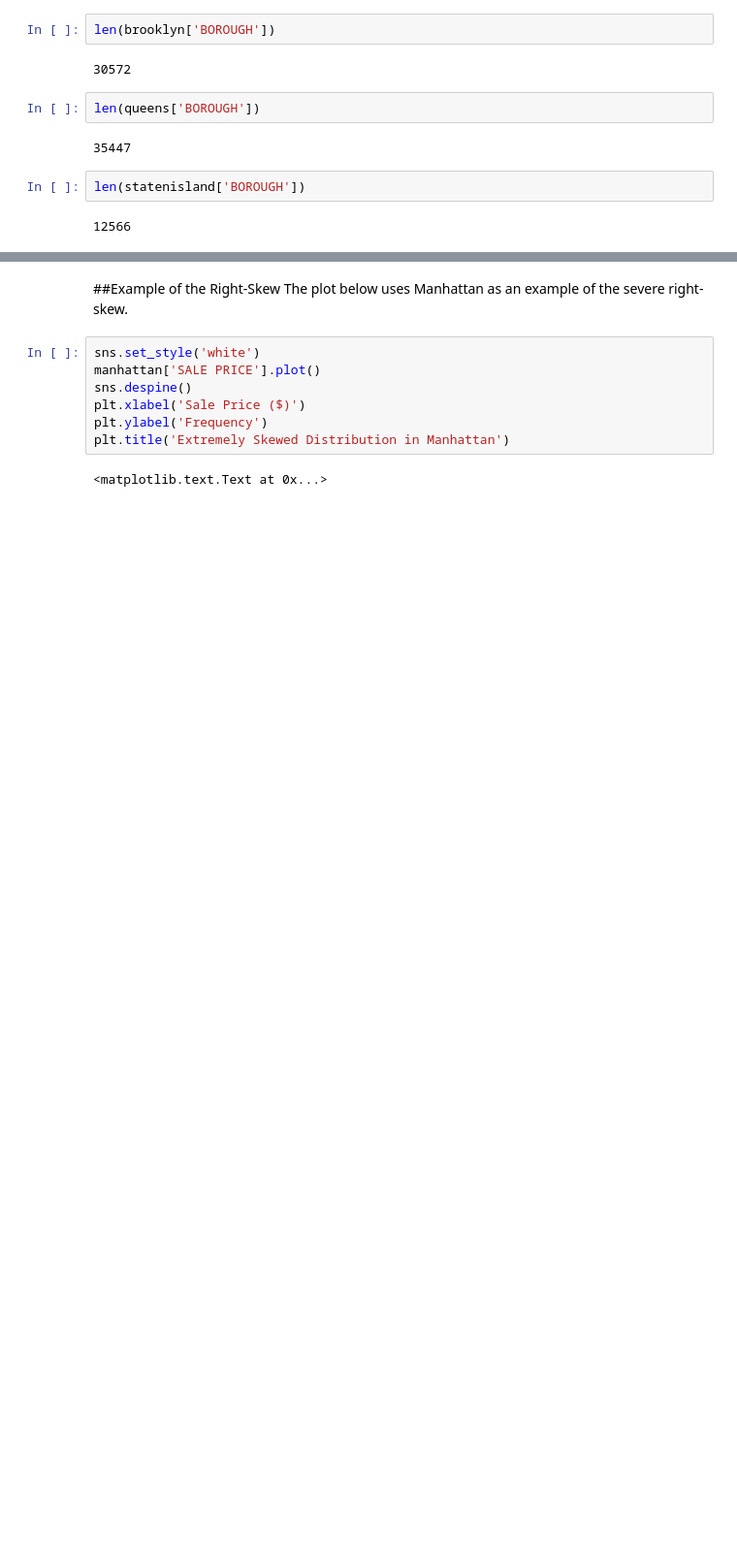
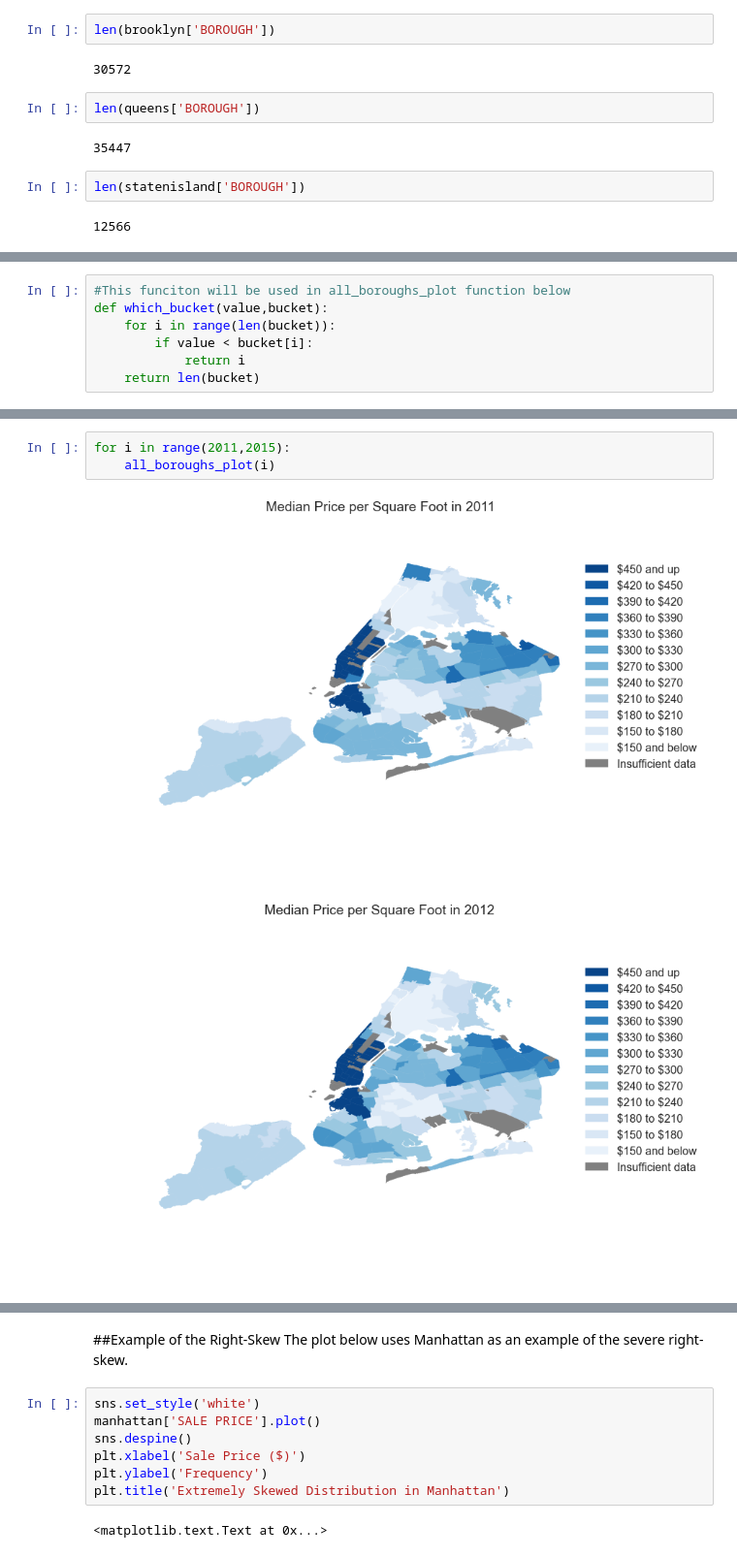
Before and after one commit to jkelleher17/apirates, a Jupyter notebook: Book1.ipynb, the cells around one changed output, grey strips where cells are left out. Shown at 97% size. Saved outputs shown, nothing was run; the diff lists cells and outputs as text; blank space fills up the shorter version.

```diff
--- a/Book1.ipynb
+++ b/Book1.ipynb
@@ -1075,0 +1073,7 @@ len(statenisland['BOROUGH'])
+# %%
+#This funciton will be used in all_boroughs_plot function below
+def which_bucket(value,bucket):
+    for i in range(len(bucket)):
+        if value < bucket[i]:
+            return i
+    return len(bucket)
@@ -1075,0 +1148,6 @@ len(statenisland['BOROUGH'])
+# %%
+for i in range(2011,2015):
+    all_boroughs_plot(i)
+# %% [output]
+[figure, added]
+[figure, added]
```
Also changed, not shown: parts of 4 cells of this notebook.
